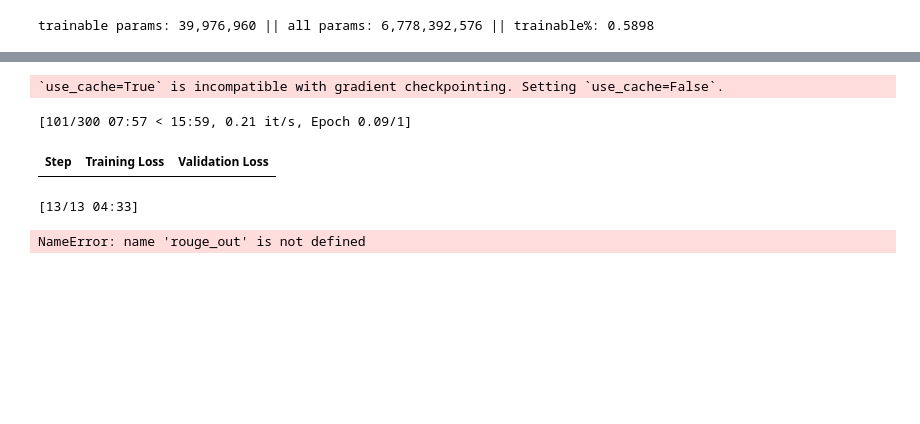
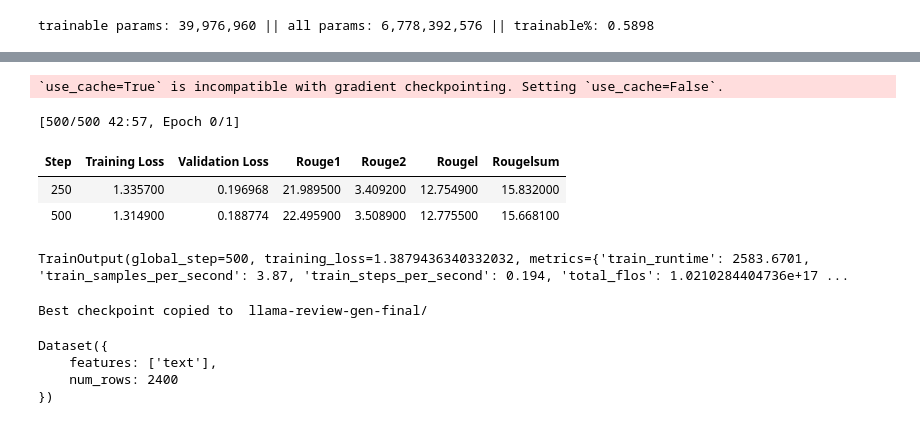
Before and after one commit to ArpanMukhopadhyay/NLP_applied, a Jupyter notebook: assignment2/ANLP_2025_S1_assignment2_a1797378_arpan_version05.ipynb, the cells around one changed output, grey strips where cells are left out. Cells and saved outputs as stored; diff of their text form; code cells hidden in the pictures; blank space fills up the shorter version.

```diff
--- a/assignment2/ANLP_2025_S1_assignment2_a1797378_arpan_version05.ipynb
+++ b/assignment2/ANLP_2025_S1_assignment2_a1797378_arpan_version05.ipynb
@@ -784,7 +784,7 @@ collator = DataCollatorForSeq2Seq(tokenizer=tokeniser, model = model)
 # %%
 import evaluate
 
-rouge = evaluate.load("rouge", rouge_types=["rouge1", "rouge2", "rougeL"])
+rouge = evaluate.load("rouge")
 
 pad_id = tokeniser.pad_token_id or tokeniser.eos_token_id
 
@@ -974,7 +974,7 @@ llama_tok = AutoTokenizer.from_pretrained(
     MODEL_NAME,
     trust_remote_code=True,
     use_fast = True,
-    add_bos_token=True
+    add_bos_token=True,
 )
 
 llama_tok.pad_token = llama_tok.eos_token
@@ -1116,9 +1137,9 @@ def add_labels_train(x):
         full,
         truncation=True,
         max_length=256,
-        padding="max_length"
+        padding="max_length",
+        add_special_tokens=True
     )
-
     return {
         "input_ids": full_enc["input_ids"],
         "attention_mask": full_enc["attention_mask"],
@@ -1126,20 +1147,22 @@ def add_labels_train(x):
 
 def add_labels_eval(x):
     full = x["text"]
+
     prompt, review = full.split("# Review", 1)
 
     enc = llama_tok(
-        prompt + "# Review",
+        prompt + "# Review" +'\n',
         truncation=True,
         max_length=256,
         padding="max_length",
-        return_tensors="pt"
+        return_tensors="pt",
+        add_special_tokens=False
     )
 
     return {
-        "input_ids": enc["input_ids"].squeeze(),
-        "attention_mask": enc["attention_mask"].squeeze(),
-        "reference": review.replace("</s>", "").strip(),
+        "input_ids": enc["input_ids"],
+        "attention_mask": enc["attention_mask"],
+        "reference": review.replace('</s>', '').strip()
     }
 
 train_tok_llama = llama_train.map(
@@ -1207,26 +1277,21 @@ import evaluate
 
 rouge = evaluate.load("rouge")
 
-val_tok_llama_small = val_tok_llama.select(range(200))
+val_tok_llama_small = val_tok_llama.select(range(50))
 ref_list = [ex["reference"] for ex in val_tok_llama_small]
 
-ref_list_small = ref_list[:200]
-def compute_metrics_llama(eval_pred: EvalPrediction):
+ref_list_small = ref_list[:50]
+
+def compute_metrics_llama(eval_pred):
     predictions, labels = eval_pred
 
     decoded_preds = llama_tok.batch_decode(predictions, skip_special_tokens=True)
 
-    references = ref_list_small
-
+    references = ref_list
     decoded_preds = [pred.strip() for pred in decoded_preds]
 
-    scores = rouge.compute(
-        predictions=decoded_preds,
-        references=references,
-        use_stemmer=True
-    )
-
-    return {f"{k}": round(v * 100, 4)  for k, v in scores.items()}
+    scores = rouge.compute(predictions=decoded_preds, references=references)
+    return {k: round(v*100, 4) for k, v in scores.items()}
 # %%
 val_tok_llama_small = val_tok_llama_small.remove_columns(["reference"])
 # %%
@@ -1240,39 +1305,57 @@ llama_args = Seq2SeqTrainingArguments(
     warmup_steps = 30,
     logging_steps = 50,
     eval_strategy= "steps",
-    eval_steps= 100,
+    eval_steps= 250,
     predict_with_generate = True,
-    max_steps=300,
+    max_steps=500,
     generation_num_beams= 1,
     label_names=["labels"],
     group_by_length=True,
     save_total_limit= 2,
     seed = 42,
     greater_is_better = True,
-    lr_scheduler_type="cosine",
     gradient_checkpointing=True,
     bf16=True,
     report_to = "none",
     tf32=True,
     optim="adamw_torch_fused",
     dataloader_pin_memory=True,
     remove_unused_columns=False
 )
 
 trainer = Seq2SeqTrainer(
     model = llama,
     args = llama_args,
     train_dataset = train_tok_llama,
     eval_dataset = val_tok_llama_small,
     processing_class = llama_tok,
     data_collator= datacollator_llama,
     compute_metrics = compute_metrics_llama,
 )
 
 trainer.train()
 # %% [output]
 `use_cache=True` is incompatible with gradient checkpointing. Setting `use_cache=False`.
-[101/300 07:57 < 15:59, 0.21 it/s, Epoch 0.09/1]
+[500/500 42:57, Epoch 0/1]
-| Step | Training Loss | Validation Loss |
+| Step | Training Loss | Validation Loss | Rouge1 | Rouge2 | Rougel | Rougelsum |
+| 250 | 1.335700 | 0.196968 | 21.989500 | 3.409200 | 12.754900 | 15.832000 |
+| 500 | 1.314900 | 0.188774 | 22.495900 | 3.508900 | 12.775500 | 15.668100 |
-[13/13 04:33]
+TrainOutput(global_step=500, training_loss=1.3879436340332032, metrics={'train_runtime': 2583.6701, 'train_samples_per_second': 3.87, 'train_steps_per_second': 0.194, 'total_flos': 1.0210284404736e+17 ...
-NameError: name 'rouge_out' is not defined
+# %%
+import os
+BEST_DIR_L = "llama-review-gen-final"
+os.makedirs(BEST_DIR_L, exist_ok=True)
+
+trainer.save_model(BEST_DIR_L)
+llama_tok.save_pretrained(BEST_DIR_L)
+
+print(f"Best checkpoint copied to  {BEST_DIR_L}/")
+# %% [output]
+Best checkpoint copied to  llama-review-gen-final/
+# %%
+llama_val
+# %% [output]
+Dataset({
+    features: ['text'],
+    num_rows: 2400
+})
```
Also changed, not shown: parts of 34 cells of this notebook, 1 other file.
